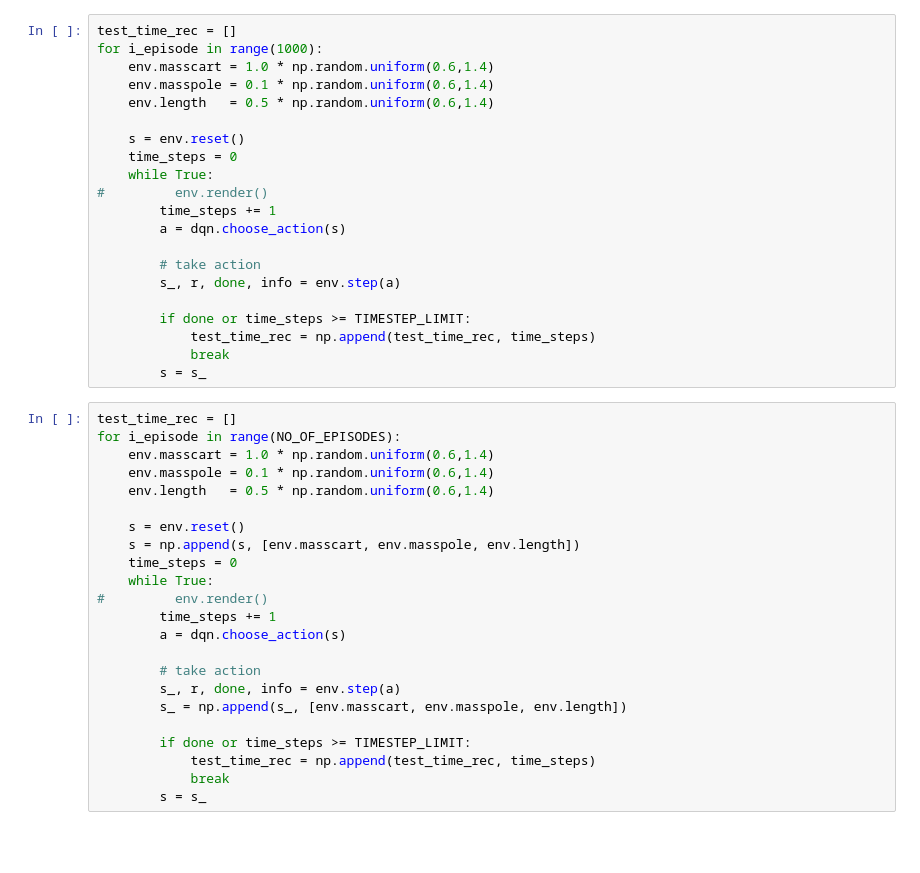
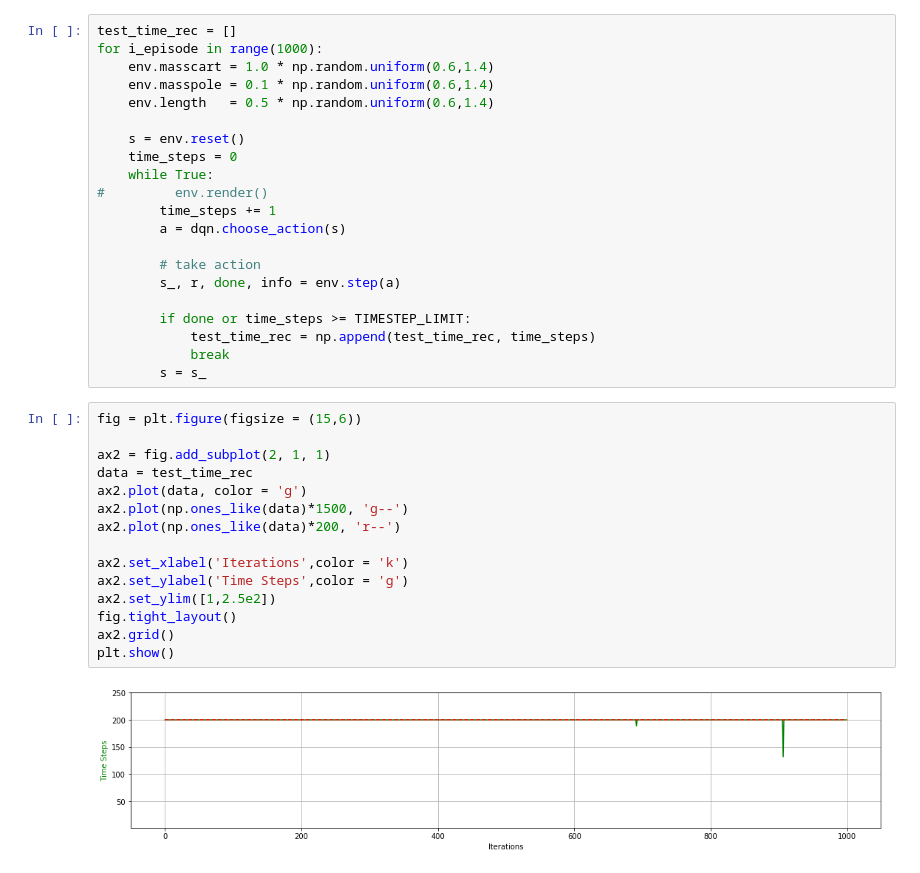
Before and after one commit to 5mali/eco_cartpole, a Jupyter notebook: Cartpole-custom/cartpole_v0-custom.ipynb, the cells around one changed output. Drawn from its saved outputs; the diff is of its cells as text; blank space fills up the shorter version.

```diff
--- a/Cartpole-custom/cartpole_v0-custom.ipynb
+++ b/Cartpole-custom/cartpole_v0-custom.ipynb
@@ -249,26 +249,20 @@ for i_episode in range(1000):
             test_time_rec = np.append(test_time_rec, time_steps)
             break
         s = s_
-# %%
-test_time_rec = []
-for i_episode in range(NO_OF_EPISODES):
-    env.masscart = 1.0 * np.random.uniform(0.6,1.4)
-    env.masspole = 0.1 * np.random.uniform(0.6,1.4)
-    env.length   = 0.5 * np.random.uniform(0.6,1.4)
-
-    s = env.reset()
-    s = np.append(s, [env.masscart, env.masspole, env.length])
-    time_steps = 0
-    while True:
-#         env.render()
-        time_steps += 1
-        a = dqn.choose_action(s)
-
-        # take action
-        s_, r, done, info = env.step(a)
-        s_ = np.append(s_, [env.masscart, env.masspole, env.length])
-
-        if done or time_steps >= TIMESTEP_LIMIT:
-            test_time_rec = np.append(test_time_rec, time_steps)
-            break
-        s = s_
+# %%
+fig = plt.figure(figsize = (15,6))
+
+ax2 = fig.add_subplot(2, 1, 1)
+data = test_time_rec
+ax2.plot(data, color = 'g')
+ax2.plot(np.ones_like(data)*1500, 'g--')
+ax2.plot(np.ones_like(data)*200, 'r--')
+
+ax2.set_xlabel('Iterations',color = 'k')
+ax2.set_ylabel('Time Steps',color = 'g')
+ax2.set_ylim([1,2.5e2])
+fig.tight_layout()
+ax2.grid()
+plt.show()
+# %% [output]
+[figure, added]
```
Also changed, not shown: 6 other files.
